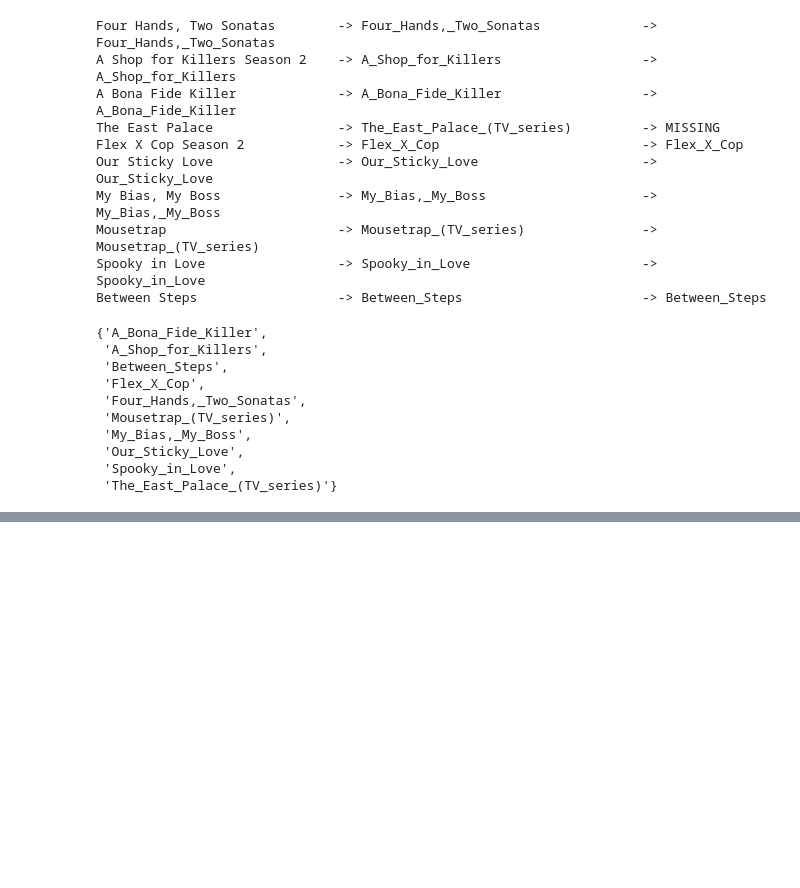
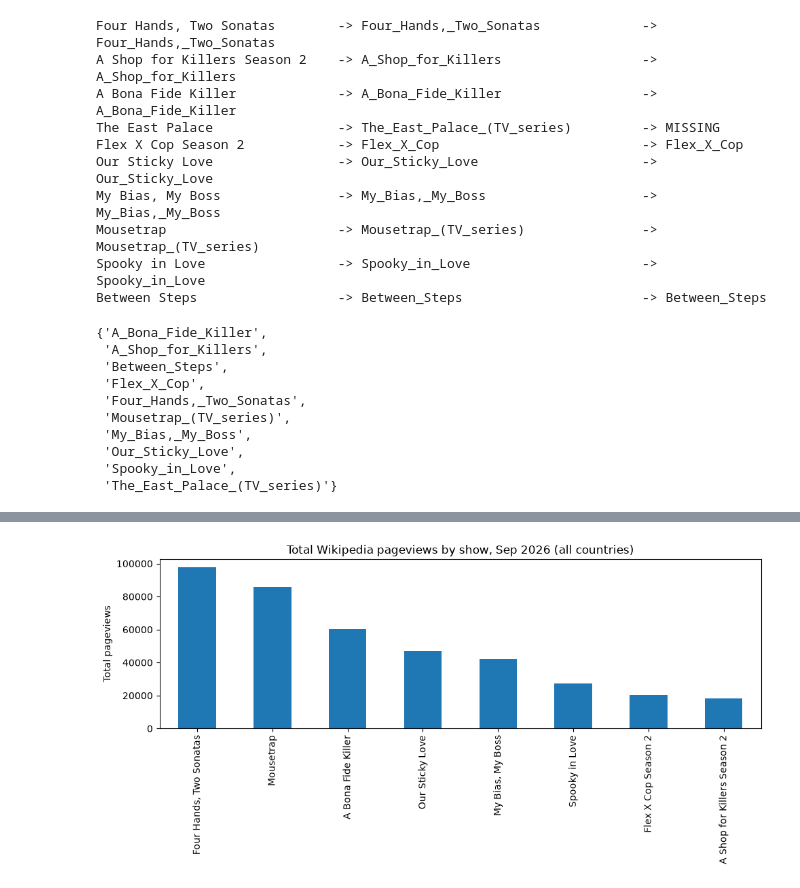
Before and after one commit to krazikoala/cs315-week5-tasks, a Jupyter notebook: week5-wed-notebook.ipynb, the cells around one changed output, grey strips where cells are left out. Cells and saved outputs as stored; diff of their text form; code cells hidden in the pictures; blank space fills up the shorter version.

```diff
--- a/week5-wed-notebook.ipynb
+++ b/week5-wed-notebook.ipynb
@@ -448,0 +543,3 @@ sept.head()
+# %%
+by_show = sept.groupby('show')['pageviews'].sum().sort_values(ascending=False)
+by_show
@@ -448,0 +557,10 @@ sept.head()
+# %%
+plt.figure(figsize=(10, 5))
+by_show.plot(kind='bar')
+plt.title("Total Wikipedia pageviews by show, Sep 2026 (all countries)")
+plt.ylabel("Total pageviews")
+plt.xlabel("")
+plt.tight_layout()
+plt.show()
+# %% [output]
+[figure, added]
```
Also changed, not shown: parts of 16 cells of this notebook.
